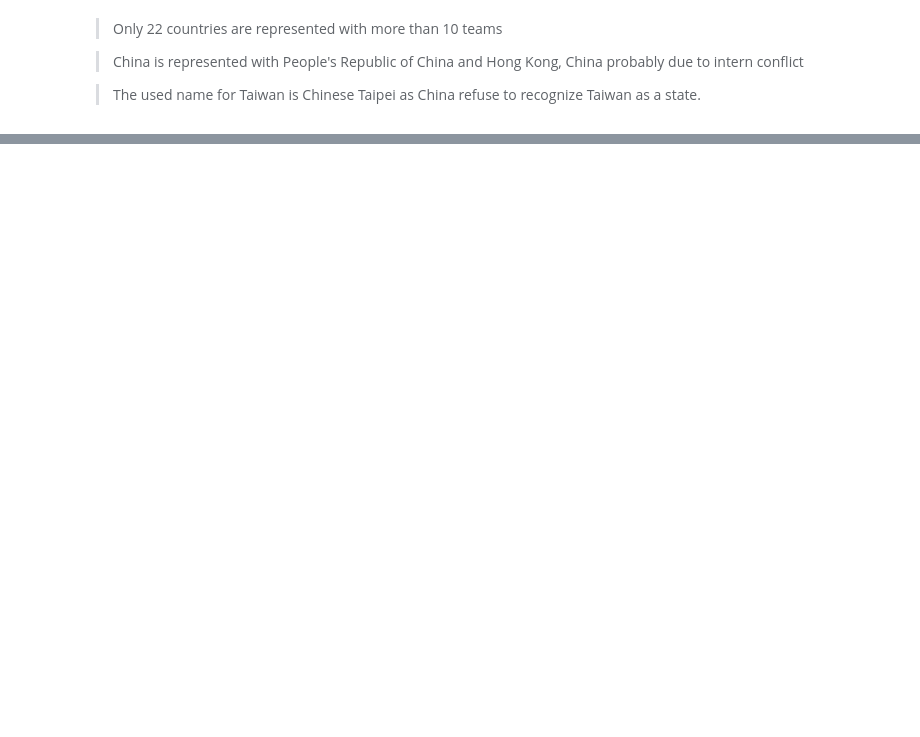
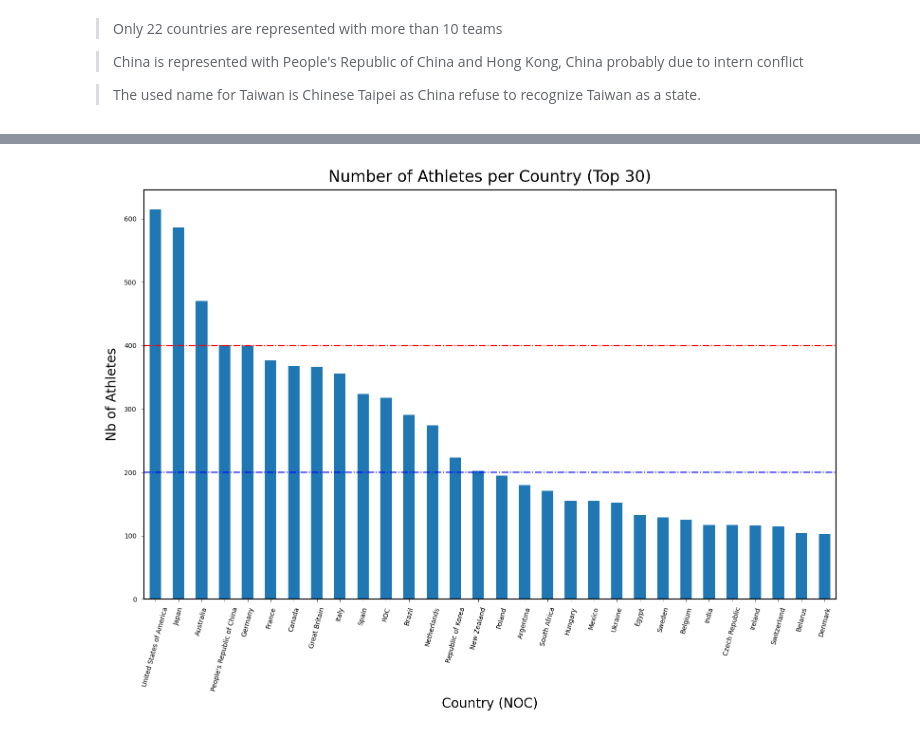
Before and after one commit to levisantn/olympics_tokyo, a Jupyter notebook: olympics_tokyo.ipynb, the cells around one changed output, grey strips where cells are left out. Drawn from its saved outputs; the diff is of its cells as text; code cells hidden in the pictures; blank space fills up the shorter version.

```diff
--- a/olympics_tokyo.ipynb
+++ b/olympics_tokyo.ipynb
@@ -398,0 +434,4 @@ plt.show()
+# %%
+df_athletes.drop(columns=['Name'])
+df_athletes_country = df_athletes.groupby(['NOC']).size().reset_index(name='Athletes_count').sort_values(by=['Athletes_count'], ascending=False)
+df_athletes_country.head(10)
@@ -398,0 +450,33 @@ plt.show()
+# %%
+# take only the top 30 countries with the most athletes
+df_top_30_athletes_country = df_athletes_country.head(30)
+
+# bar plot
+fig, ax = plt.subplots(figsize=(8, 6))
+
+# Create the bar plot
+g = df_top_30_athletes_country.plot(x='NOC', y='Athletes_count', kind='bar', ax=ax, legend=False)
+
+g.tick_params(labelsize=5, width=0.25, length=2)
+
+# Add a horizontal lines
+plt.axhline(y=400, color='r', linestyle='-.', linewidth=0.8)
+plt.axhline(y=200, color='b', linestyle='-.', linewidth=0.8)
+
+# sotate discipline labels for better readability
+plt.xticks(rotation=75)
+
+# set axis labels and title
+g.set_xlabel('Country (NOC)')
+g.set_ylabel('Nb of Athletes')
+# set title and legend
+plt.title('Number of Athletes per Country (Top 30)')
+
+# add legend
+g.legend().set_visible(False)
+
+plt.tight_layout()
+
+plt.show()
+# %% [output]
+[figure, added]
```
Also changed, not shown: parts of 10 cells of this notebook.
